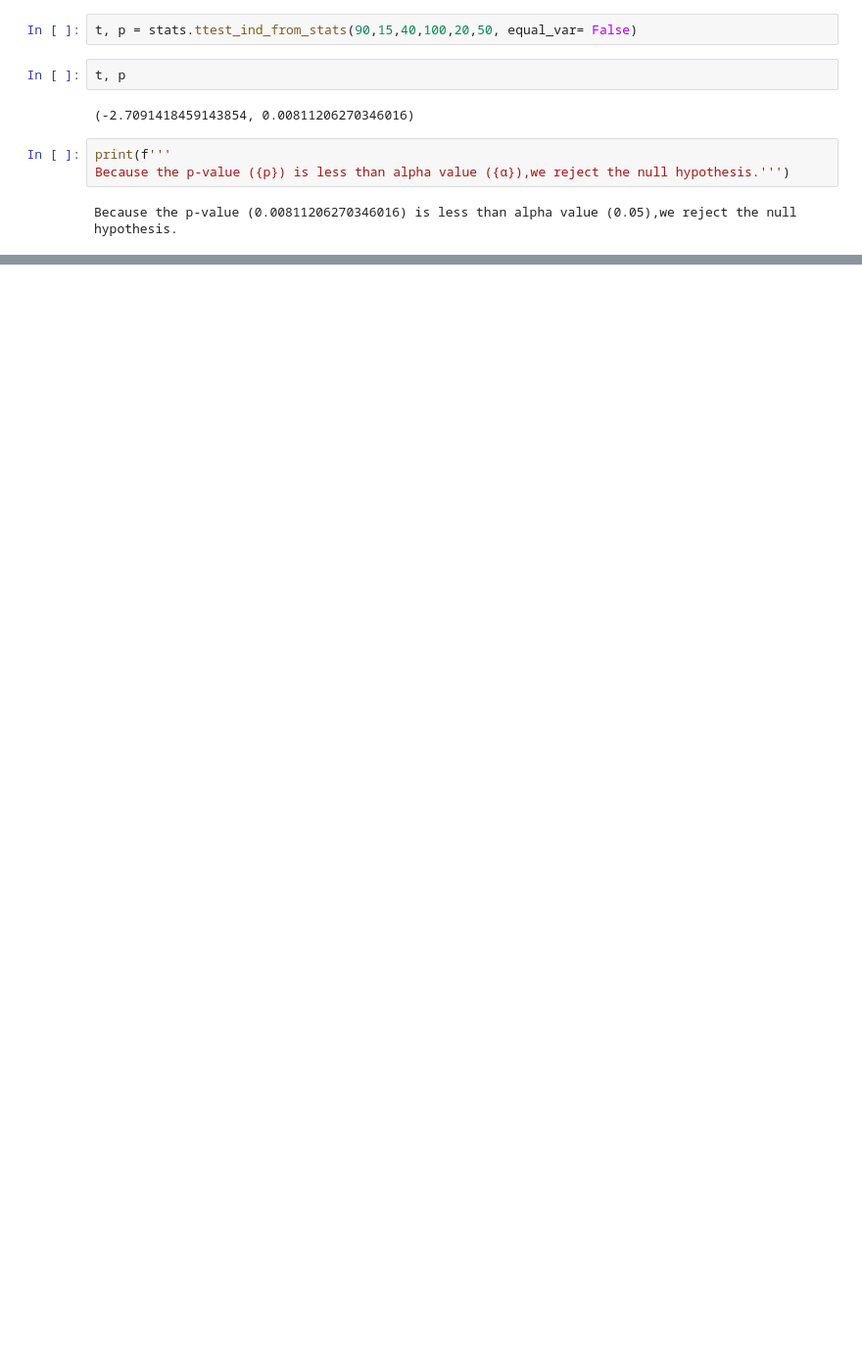
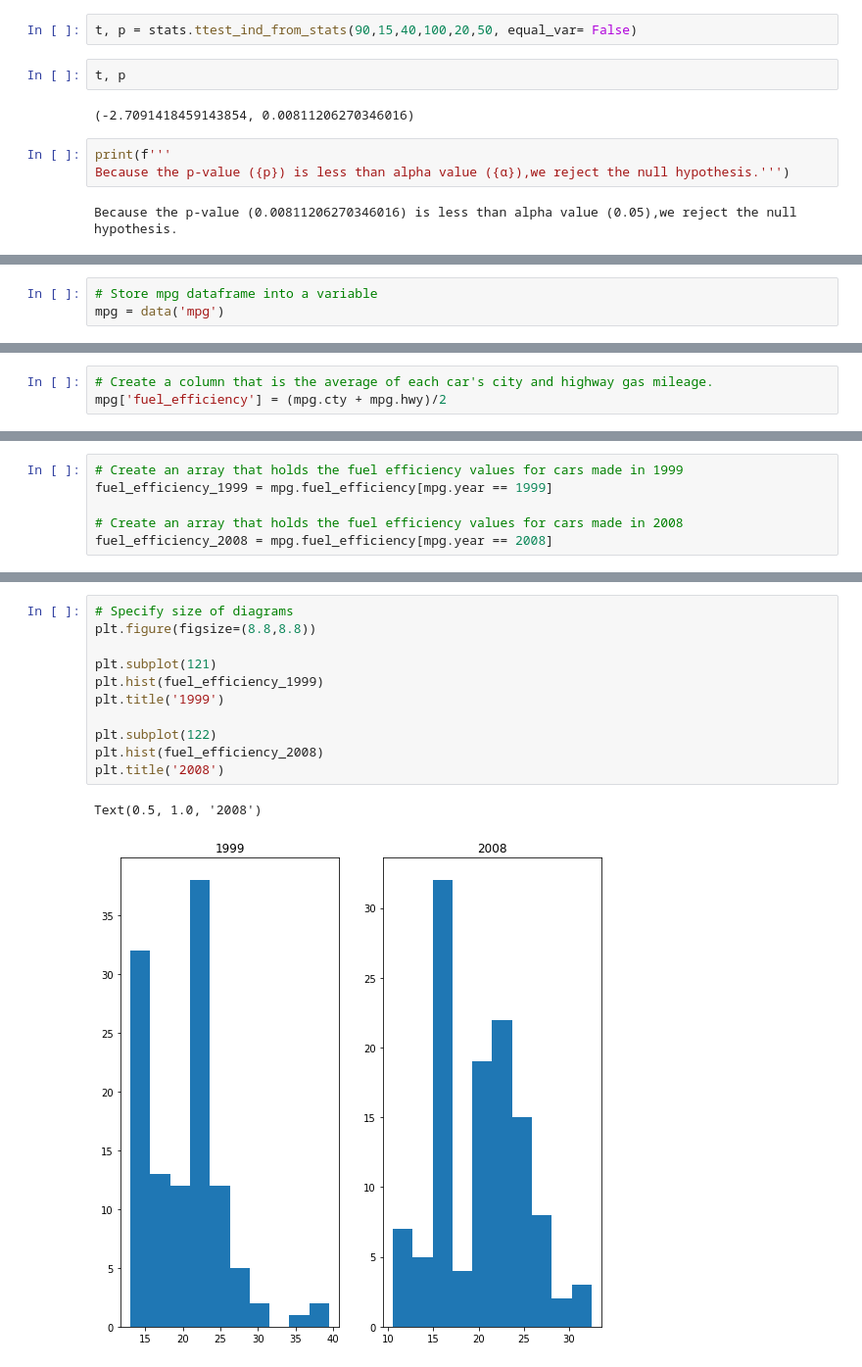
Before and after one commit to brentschriver/statistics-exercises, a Jupyter notebook: hypothesis-testing-revisited.ipynb, the cells around one changed output, grey strips where cells are left out. Shown at 98% size. Drawn from its saved outputs; the diff is of its cells as text; blank space fills up the shorter version.

```diff
--- a/hypothesis-testing-revisited.ipynb
+++ b/hypothesis-testing-revisited.ipynb
@@ -55,0 +63,3 @@ Because the p-value (0.00811206270346016) is less than alpha value (0.05),we rej
+# %%
+# Store mpg dataframe into a variable
+mpg = data('mpg')
@@ -55,0 +84,3 @@ Because the p-value (0.00811206270346016) is less than alpha value (0.05),we rej
+# %%
+# Create a column that is the average of each car's city and highway gas mileage.
+mpg['fuel_efficiency'] = (mpg.cty + mpg.hwy)/2
@@ -55,0 +103,6 @@ Because the p-value (0.00811206270346016) is less than alpha value (0.05),we rej
+# %%
+# Create an array that holds the fuel efficiency values for cars made in 1999
+fuel_efficiency_1999 = mpg.fuel_efficiency[mpg.year == 1999]
+
+# Create an array that holds the fuel efficiency values for cars made in 2008
+fuel_efficiency_2008 = mpg.fuel_efficiency[mpg.year == 2008]
@@ -55,0 +113,14 @@ Because the p-value (0.00811206270346016) is less than alpha value (0.05),we rej
+# %%
+# Specify size of diagrams
+plt.figure(figsize=(8.8,8.8))
+
+plt.subplot(121)
+plt.hist(fuel_efficiency_1999)
+plt.title('1999')
+
+plt.subplot(122)
+plt.hist(fuel_efficiency_2008)
+plt.title('2008')
+# %% [output]
+Text(0.5, 1.0, '2008')
+[figure, added]
```
Also changed, not shown: parts of 35 cells of this notebook.
